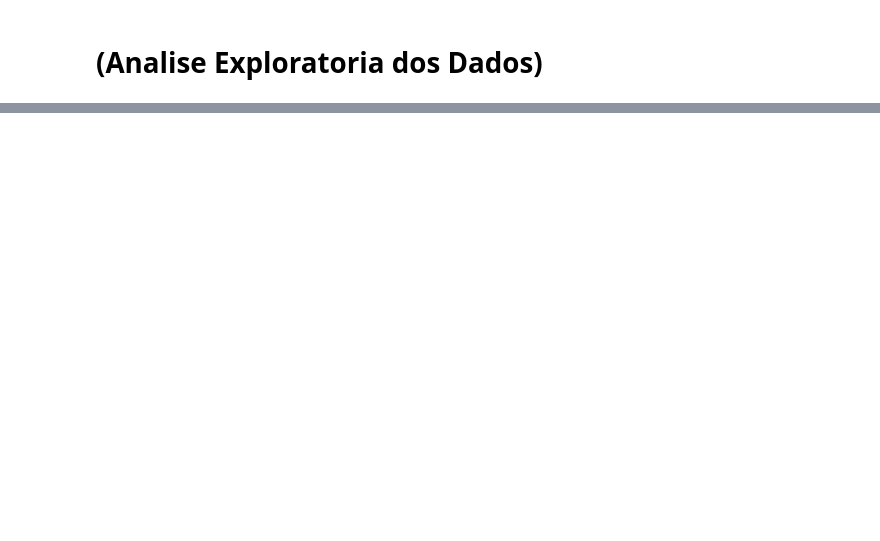
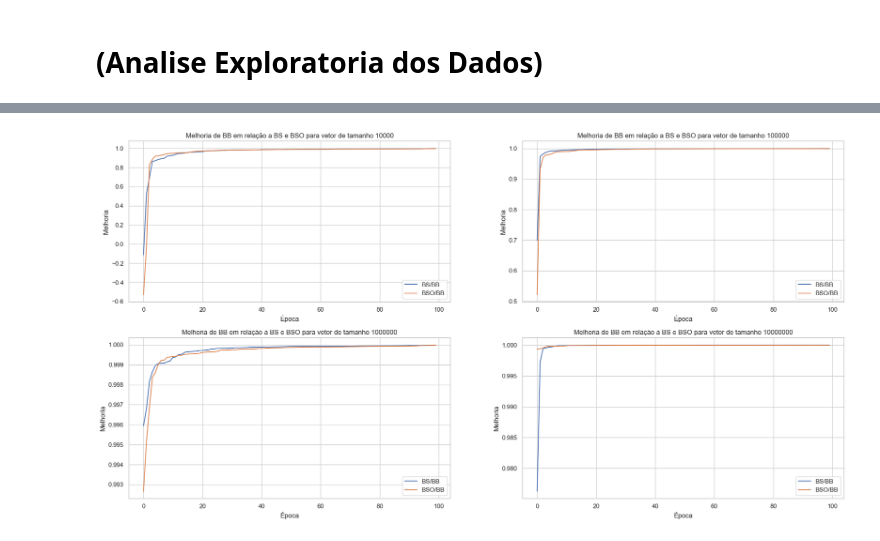
Before and after one commit to RaulLima2/analise_da_busca_binaria, a Jupyter notebook: notebook/Análise_de_Algoritmo_de_Busca.ipynb, the cells around one changed output, grey strips where cells are left out. Cells and saved outputs as stored; diff of their text form; code cells hidden in the pictures; blank space fills up the shorter version.

```diff
--- a/notebook/Análise_de_Algoritmo_de_Busca.ipynb
+++ b/notebook/Análise_de_Algoritmo_de_Busca.ipynb
@@ -856,0 +333,64 @@ benchmark_data[['método','tamanho do vetor','tempo de execução']].drop_duplic
+# %%
+# plot data linear bs bsos and bb
+import seaborn as sns
+import matplotlib.pyplot as plt
+
+sns.set_theme(style="whitegrid")
+fig, ax = plt.subplots(2, 2, figsize=(10, 10))
+
+n_data:pd.DataFrame = benchmark_data[benchmark_data['tamanho do vetor'] == 10000].sort_values(by=['speedup_bs/bb'], ignore_index=True)
+n_data['epoca'] = n_data.index
+sns.lineplot(data=n_data, x='epoca', y='speedup_bs/bb', ax=ax[0,0], label='BS/BB')
+ax[0,0].set_title('Melhoria de BB em relação a BS e BSO para vetor de tamanho 10000')
+ax[0,0].set_xlabel('Época')
+ax[0,0].set_ylabel('Melhoria')
+ax[0,0].legend()
+
+n_data:pd.DataFrame = benchmark_data[benchmark_data['tamanho do vetor'] == 100000].sort_values(by=['speedup_bs/bb'], ignore_index=True)
+n_data['epoca'] = n_data.index
+sns.lineplot(data=n_data, x='epoca', y='speedup_bs/bb', ax=ax[0,1], label='BS/BB')
+ax[0,1].set_title('Melhoria de BB em relação a BS e BSO para vetor de tamanho 100000')
+ax[0,1].set_xlabel('Época')
+ax[0,1].set_ylabel('Melhoria')
+ax[0,1].legend()
+
+n_data:pd.DataFrame = benchmark_data[benchmark_data['tamanho do vetor'] == 1000000].sort_values(by=['speedup_bs/bb'], ignore_index=True)
+n_data['epoca'] = n_data.index
+sns.lineplot(data=n_data, x='epoca', y='speedup_bs/bb', ax=ax[1,0], label='BS/BB')
+ax[1,0].set_title('Melhoria de BB em relação a BS e BSO para vetor de tamanho 1000000')
+ax[1,0].set_xlabel('Época')
+ax[1,0].set_ylabel('Melhoria')
+ax[1,0].legend()
+
+n_data:pd.DataFrame = benchmark_data[benchmark_data['tamanho do vetor'] == 10000000].sort_values(by=['speedup_bs/bb'], ignore_index=True)
+n_data['epoca'] = n_data.index
+sns.lineplot(data=n_data, x='epoca', y='speedup_bs/bb', ax=ax[1,1], label='BS/BB')
+ax[1,1].set_title('Melhoria de BB em relação a BS e BSO para vetor de tamanho 10000000')
+ax[1,1].set_xlabel('Época')
+ax[1,1].set_ylabel('Melhoria')
+ax[1,1].legend()
+
+n_data:pd.DataFrame = benchmark_data[benchmark_data['tamanho do vetor'] == 10000].sort_values(by=['speedup_bso/bb'], ignore_index=True)
+n_data['epoca'] = n_data.index
+sns.lineplot(data=n_data, x='epoca', y='speedup_bso/bb', ax=ax[0,0], label='BSO/BB')
+ax[0,0].legend()
+n_data:pd.DataFrame = benchmark_data[benchmark_data['tamanho do vetor'] == 100000].sort_values(by=['speedup_bso/bb'], ignore_index=True)
+n_data['epoca'] = n_data.index
+sns.lineplot(data=n_data, x='epoca', y='speedup_bso/bb', ax=ax[0,1], label='BSO/BB')
+ax[0,1].legend()
+n_data:pd.DataFrame = benchmark_data[benchmark_data['tamanho do vetor'] == 1000000].sort_values(by=['speedup_bso/bb'], ignore_index=True)
+n_data['epoca'] = n_data.index
+sns.lineplot(data=n_data, x='epoca', y='speedup_bso/bb', ax=ax[1,0], label='BSO/BB')
+ax[1,0].legend()
+n_data:pd.DataFrame = benchmark_data[benchmark_data['tamanho do vetor'] == 10000000].sort_values(by=['speedup_bso/bb'], ignore_index=True)
+n_data['epoca'] = n_data.index
+sns.lineplot(data=n_data, x='epoca', y='speedup_bso/bb', ax=ax[1,1], label='BSO/BB')
+ax[1,1].legend()
+
+fig.tight_layout()
+fig.set_figheight(10)
+fig.set_figwidth(20)
+
+plt.show()
+# %% [output]
+[figure, added]
```
Also changed, not shown: parts of 79 cells of this notebook, 2 other files.
